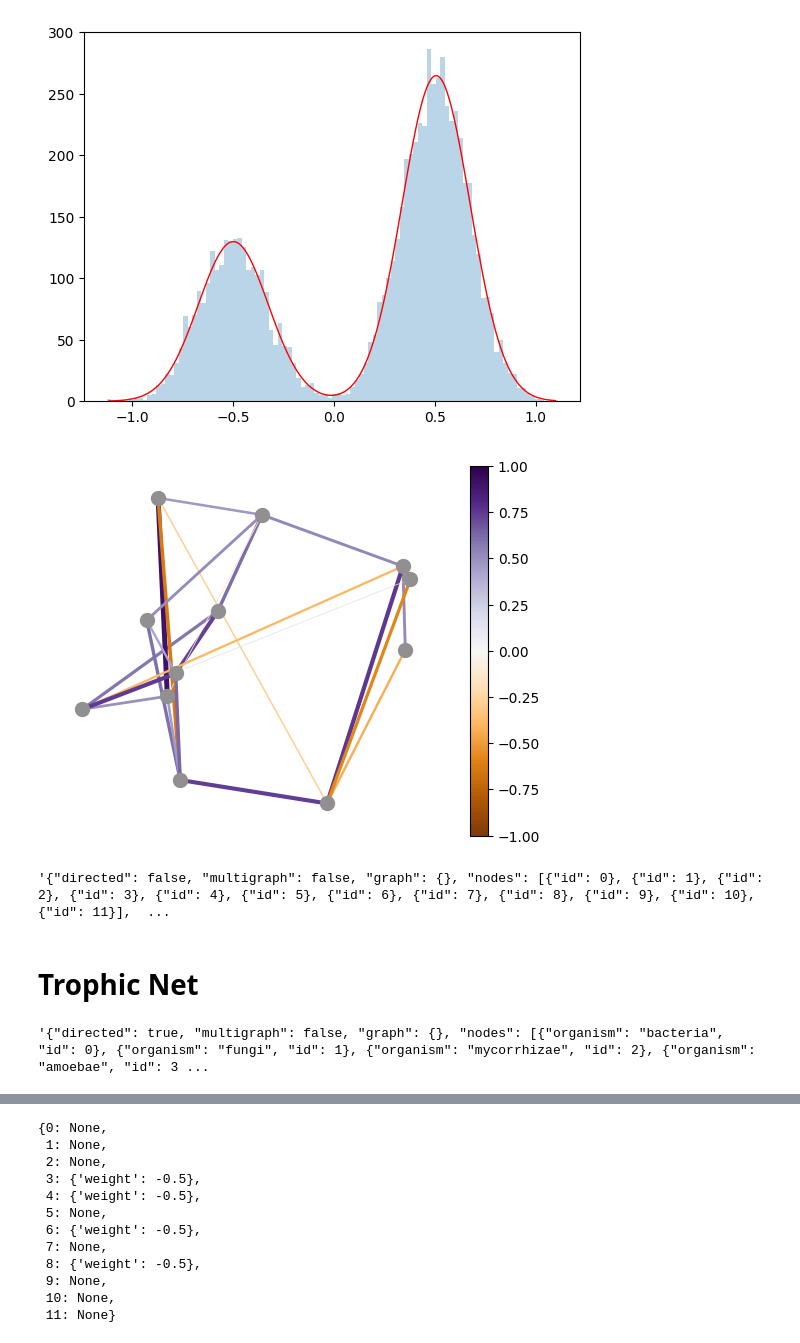
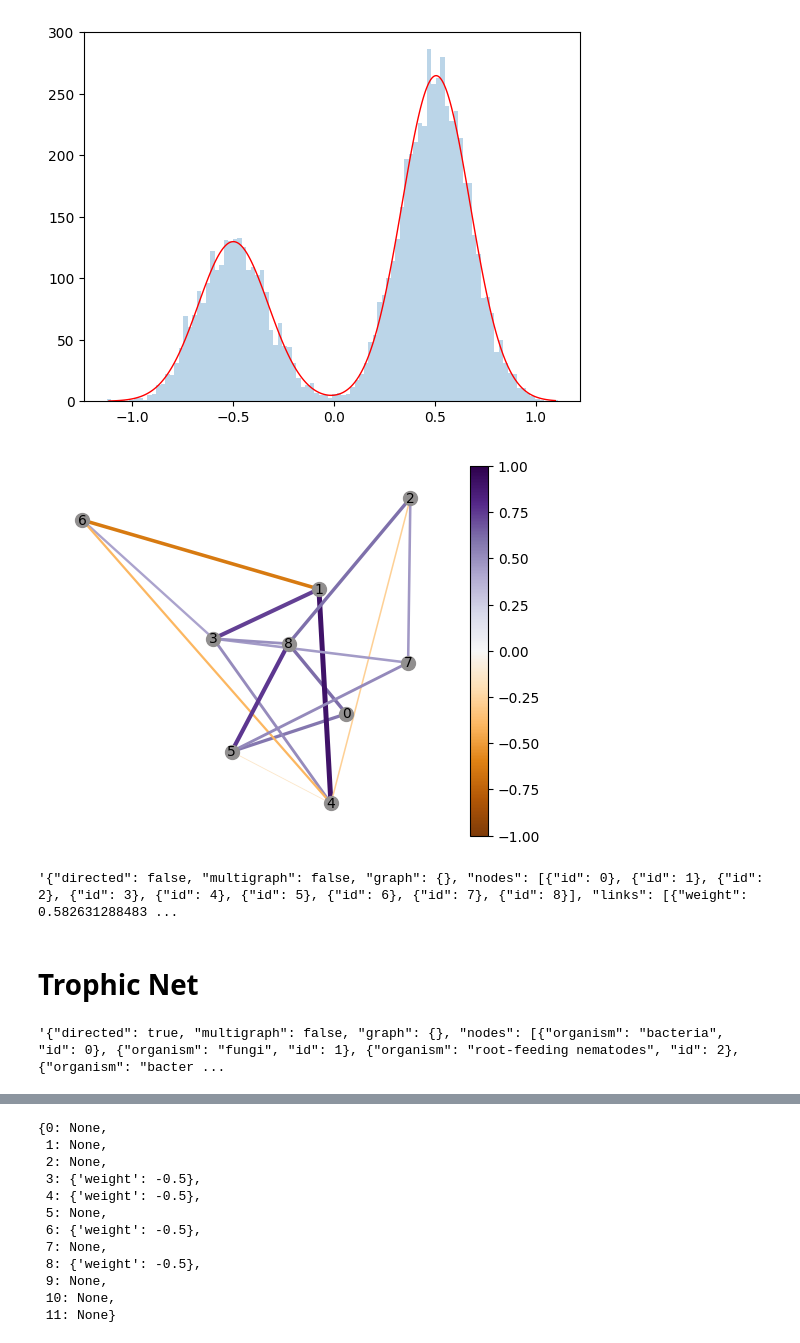
Before and after one commit to timovdk/BLOSSOM, a Jupyter notebook: experiments/nets.ipynb, the cells around one changed output, grey strips where cells are left out. Cells and saved outputs as stored; diff of their text form; code cells hidden in the pictures.

```diff
--- a/experiments/nets.ipynb
+++ b/experiments/nets.ipynb
@@ -37,33 +37,33 @@ plt.show()
 # %% [output]
 [figure]
 # %%
-G = nx.erdos_renyi_graph(12, 0.35)
+G = nx.erdos_renyi_graph(9, 0.5)
 for e in G.edges():
     weight = 0
     # ensure we only give weights between -1 and 1 that are non zero
     while not (-1 <= weight <= 1) or weight == 0:
         weight = np.random.choice(data)
     G[e[0]][e[1]]['weight']  = weight
 
 fig = plt.figure()
 ax = fig.add_subplot()
 
 edges,weights = zip(*nx.get_edge_attributes(G,'weight').items())
 nw_weights = tuple(x+1 for x in weights)
 widths = tuple(abs(4*x) for x in weights)
 pos = nx.spring_layout(G, k=1)
 d = dict(G.degree)
 nx.draw_networkx_nodes(G, pos, node_color='#918F8F', node_size=100, ax=ax)
-#nx.draw_networkx_labels(G, pos, font_size=10, font_color='k')
+nx.draw_networkx_labels(G, pos, font_size=10, font_color='k')
 edge_collection = nx.draw_networkx_edges(G, pos, edgelist=edges, edge_color=weights, edge_cmap=plt.cm.PuOr, width=widths, edge_vmin=-1, edge_vmax=1, ax=ax)
 plt.colorbar(edge_collection)
 plt.box(False)
 plt.savefig("4-co-occ-net.pdf", format="pdf", bbox_inches="tight")
 plt.show()
 # %% [output]
-[figure, old version]
+[figure, new version]
 # %%
 json.dumps(nx.node_link_data(G))
 # %% [output]
-'{"directed": false, "multigraph": false, "graph": {}, "nodes": [{"id": 0}, {"id": 1}, {"id": 2}, {"id": 3}, {"id": 4}, {"id": 5}, {"id": 6}, {"id": 7}, {"id": 8}, {"id": 9}, {"id": 10}, {"id": 11}],  ...
+'{"directed": false, "multigraph": false, "graph": {}, "nodes": [{"id": 0}, {"id": 1}, {"id": 2}, {"id": 3}, {"id": 4}, {"id": 5}, {"id": 6}, {"id": 7}, {"id": 8}], "links": [{"weight": 0.582631288483 ...
 # %%
@@ -77,61 +77,47 @@ G.add_nodes_from(
     [
         (0, {"organism": "bacteria"}),
         (1, {"organism": "fungi"}),
-        (2, {"organism": "mycorrhizae"}),
-        (3, {"organism": "amoebae"}),
-        (4, {"organism": "flagellates"}),
-        (5, {"organism": "root-feeding nematodes"}),
-        (6, {"organism": "bacterivorous nematodes"}),
-        (7, {"organism": "fungivorous nematodes"}),
-        (8, {"organism": "omnivorous nematodes"}),
-        (9, {"organism": "fungivorous mites"}),
-        (10, {"organism": "omnivorous mites"}),
-        (11, {"organism": "collembolans"}),
-        (12, {"organism": "som"}),
+        #(2, {"organism": "amoebae"}),
+        #(3, {"organism": "flagellates"}),
+        (2, {"organism": "root-feeding nematodes"}),
+        (3, {"organism": "bacterivorous nematodes"}),
+        (4, {"organism": "fungivorous nematodes"}),
+        (5, {"organism": "omnivorous nematodes"}),
+        (6, {"organism": "fungivorous mites"}),
+        (7, {"organism": "omnivorous mites"}),
+        (8, {"organism": "collembolans"}),
+        (9, {"organism": "som"}),
     ]
 )
-G.add_edge(0, 6, weight=-0.5)
-G.add_edge(0, 4, weight=-0.5)
-G.add_edge(0, 8, weight=-0.5)
-G.add_edge(0, 3, weight=-0.5)
+G.add_edge(0, 3)
+G.add_edge(0, 5)
 
-G.add_edge(1, 7, weight=-0.5)
-G.add_edge(1, 9, weight=-0.5)
-G.add_edge(1, 11, weight=-0.5)
+G.add_edge(1, 4)
+G.add_edge(1, 6)
+G.add_edge(1, 8)
 
-G.add_edge(2, 7, weight=-0.5)
-G.add_edge(2, 9, weight=-0.5)
-G.add_edge(2, 11, weight=-0.5)
+G.add_edge(2, 5)
+G.add_edge(2, 7)
 
-G.add_edge(3, 8, weight=-0.5)
+G.add_edge(3, 5)
+G.add_edge(3, 7)
 
-G.add_edge(4, 8, weight=-0.5)
-G.add_edge(4, 3, weight=-0.5)
+G.add_edge(4, 5)
+G.add_edge(4, 7)
 
-G.add_edge(5, 8, weight=-0.5)
-G.add_edge(5, 10, weight=-0.5)
+G.add_edge(5, 7)
 
-G.add_edge(6, 8, weight=-0.5)
-G.add_edge(6, 10, weight=-0.5)
+G.add_edge(6, 7)
 
-G.add_edge(7, 8, weight=-0.5)
-G.add_edge(7, 10, weight=-0.5)
+G.add_edge(8, 7)
 
-#G.add_edge(8, 8, weight=-0.5)
-G.add_edge(8, 10, weight=-0.5)
-
-G.add_edge(9, 10, weight=-0.5)
-
-G.add_edge(11, 10, weight=-0.5)
-
-G.add_edge(12, 0, weight=-0.5)
-G.add_edge(12, 1, weight=-0.5)
-G.add_edge(12, 2, weight=-0.5)
-G.add_edge(12, 5, weight=-0.5)
+G.add_edge(9, 0)
+G.add_edge(9, 1)
+G.add_edge(9, 2)
 
 json.dumps(nx.node_link_data(G))
 # %% [output]
-'{"directed": true, "multigraph": false, "graph": {}, "nodes": [{"organism": "bacteria", "id": 0}, {"organism": "fungi", "id": 1}, {"organism": "mycorrhizae", "id": 2}, {"organism": "amoebae", "id": 3 ...
+'{"directed": true, "multigraph": false, "graph": {}, "nodes": [{"organism": "bacteria", "id": 0}, {"organism": "fungi", "id": 1}, {"organism": "root-feeding nematodes", "id": 2}, {"organism": "bacter ...
 # %%
 options = {
     "node_color": "black",
```
Also changed, not shown: parts of 4 cells of this notebook, 10 other files.
